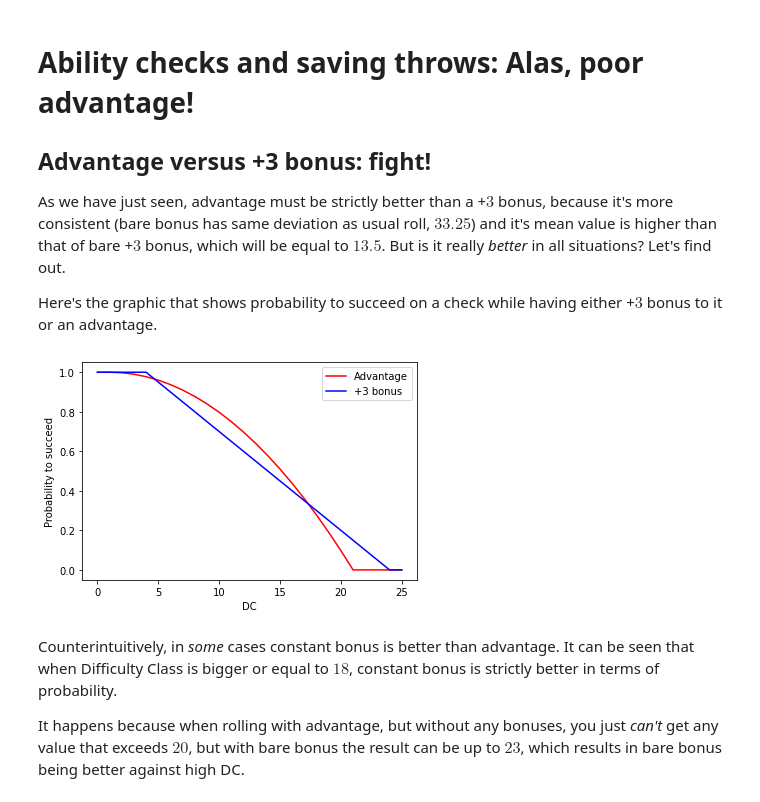
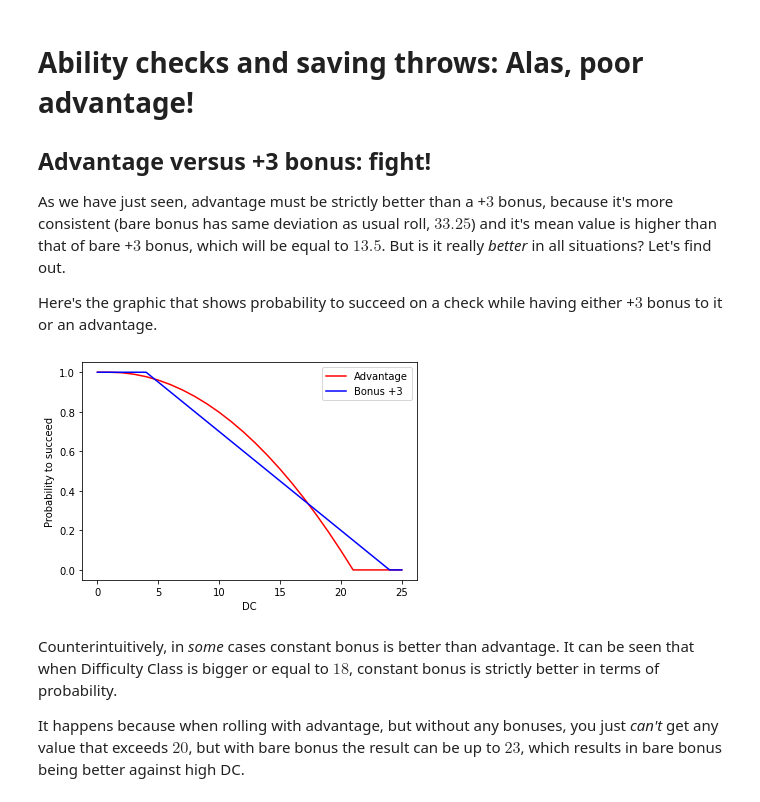
Before and after one commit to Covariance/DnD-math-basics, a Jupyter notebook: advantage.ipynb, the cells around one changed output. Cells and saved outputs as stored; diff of their text form; code cells hidden in the pictures.

```diff
--- a/advantage.ipynb
+++ b/advantage.ipynb
@@ -33,30 +46,3 @@ As it can be seen, advantage adds $3.325$ to the mean and disadvantage subtracts
 As we have just seen, advantage must be strictly better than a +$3$ bonus, because it's more consistent (bare bonus has same deviation as usual roll, $33.25$) and it's mean value is higher than that of bare +$3$ bonus, which will be equal to $13.5$. But is it really *better* in all situations? Let's find out.
 
 Here's the graphic that shows probability to succeed on a check while having either +$3$ bonus to it or an advantage.
-# %%
-def passes(DC, roll, bonus):
-    return roll + bonus >= DC
-
-adv_dc_pass = []
-bn3_dc_pass = []
-
-for DC in range(26):
-    adv_cnt = 0.
-    bn3_cnt = 0.
-    for adv_out in advantage_outcomes:
-        if passes(DC, adv_out, 0):
-            adv_cnt += 1
-    for bn3_out in range(1, 21):
-        if passes(DC, bn3_out, 3):
-            bn3_cnt += 1
-    adv_dc_pass.append(adv_cnt / len(advantage_outcomes))
-    bn3_dc_pass.append(bn3_cnt  / 20)
-
-plt.plot(adv_dc_pass, 'r', label='Advantage')
-plt.plot(bn3_dc_pass, 'b', label='+3 bonus')
-plt.ylabel("Probability to succeed")
-plt.xlabel("DC")
-plt.legend()
-plt.show()
-# %% [output]
-[figure, removed]
@@ -63,3 +72,12 @@ plt.show()
+# %%
+plt.plot(dc_pass['advantage'], 'r', label='Advantage')
+plt.plot(dc_pass['+3'],        'b', label='Bonus +3')
+plt.ylabel("Probability to succeed")
+plt.xlabel("DC")
+plt.legend()
+plt.show()
+# %% [output]
+[figure, added]
 # %% [markdown]
 Сounterintuitively, in *some* cases constant bonus is better than advantage. It can be seen that when Difficulty Class is bigger or equal to $18$, constant bonus is strictly better in terms of probability.
 
```
Also changed, not shown: parts of 34 cells of this notebook.
